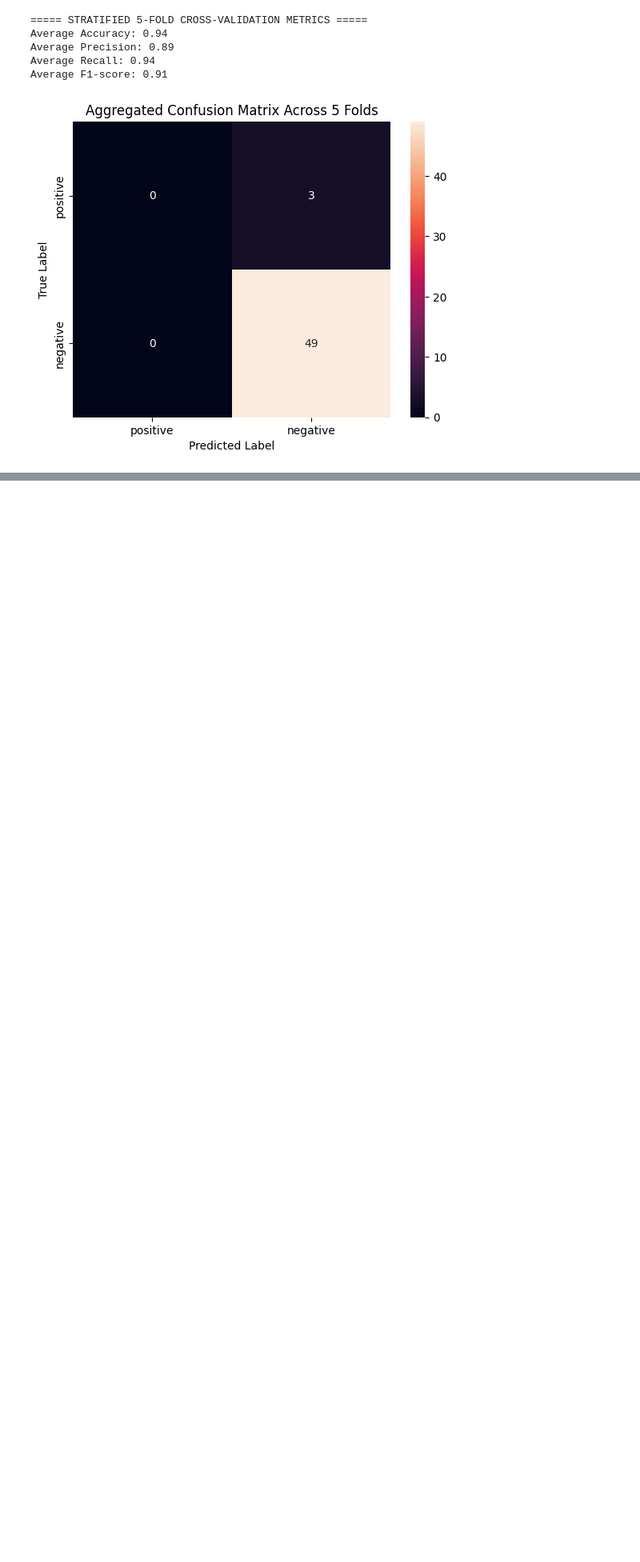
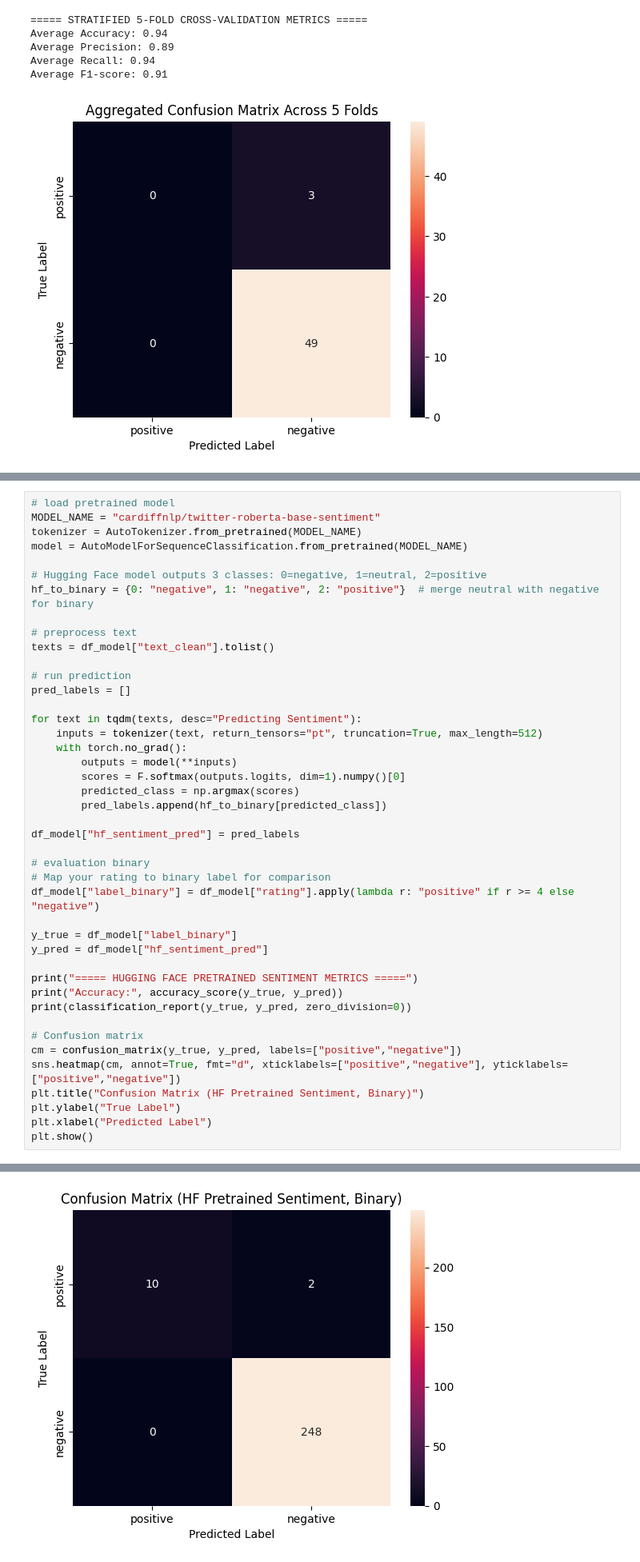
Before and after one commit to tass-gb/Review-Analysis, a Jupyter notebook: Model.ipynb, the cells around one changed output, grey strips where cells are left out. Shown at 80% size. Cells and saved outputs as stored; diff of their text form; blank space fills up the shorter version.

Commit message:
Models and comparison table

```diff
--- a/Model.ipynb
+++ b/Model.ipynb
@@ -285,0 +279,44 @@ weighted avg       1.00      1.00      1.00       260
+# %%
+# load pretrained model
+MODEL_NAME = "cardiffnlp/twitter-roberta-base-sentiment"
+tokenizer = AutoTokenizer.from_pretrained(MODEL_NAME)
+model = AutoModelForSequenceClassification.from_pretrained(MODEL_NAME)
+
+# Hugging Face model outputs 3 classes: 0=negative, 1=neutral, 2=positive
+hf_to_binary = {0: "negative", 1: "negative", 2: "positive"}  # merge neutral with negative for binary
+
+# preprocess text
+texts = df_model["text_clean"].tolist()
+
+# run prediction
+pred_labels = []
+
+for text in tqdm(texts, desc="Predicting Sentiment"):
+    inputs = tokenizer(text, return_tensors="pt", truncation=True, max_length=512)
+    with torch.no_grad():
+        outputs = model(**inputs)
+        scores = F.softmax(outputs.logits, dim=1).numpy()[0]
+        predicted_class = np.argmax(scores)
+        pred_labels.append(hf_to_binary[predicted_class])
+
+df_model["hf_sentiment_pred"] = pred_labels
+
+# evaluation binary
+# Map your rating to binary label for comparison
+df_model["label_binary"] = df_model["rating"].apply(lambda r: "positive" if r >= 4 else "negative")
+
+y_true = df_model["label_binary"]
+y_pred = df_model["hf_sentiment_pred"]
+
+print("===== HUGGING FACE PRETRAINED SENTIMENT METRICS =====")
+print("Accuracy:", accuracy_score(y_true, y_pred))
+print(classification_report(y_true, y_pred, zero_division=0))
+
+# Confusion matrix
+cm = confusion_matrix(y_true, y_pred, labels=["positive","negative"])
+sns.heatmap(cm, annot=True, fmt="d", xticklabels=["positive","negative"], yticklabels=["positive","negative"])
+plt.title("Confusion Matrix (HF Pretrained Sentiment, Binary)")
+plt.ylabel("True Label")
+plt.xlabel("Predicted Label")
+plt.show()
+# %% [output]
@@ -285,0 +333 @@ weighted avg       1.00      1.00      1.00       260
+[figure, added]
```
Also changed, not shown: parts of 11 cells of this notebook.
